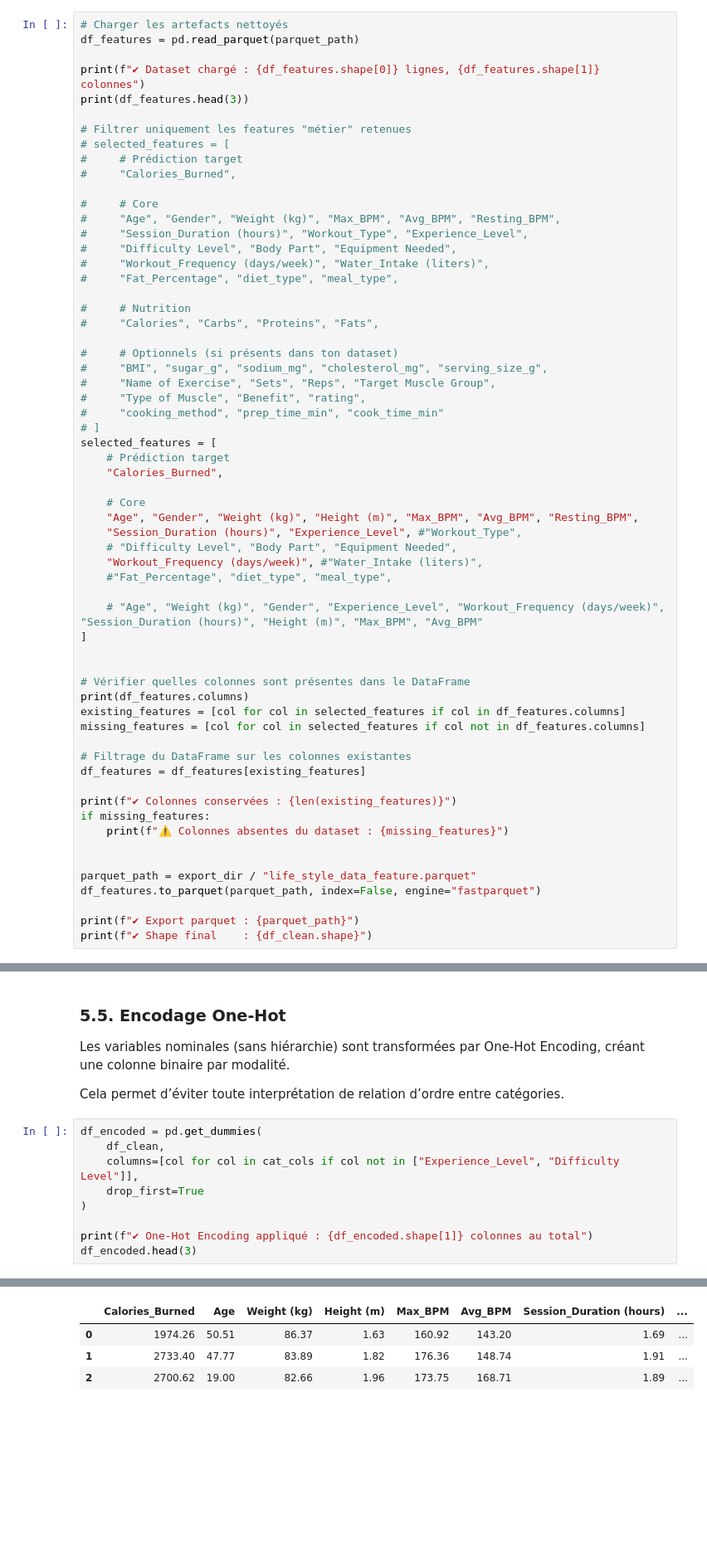
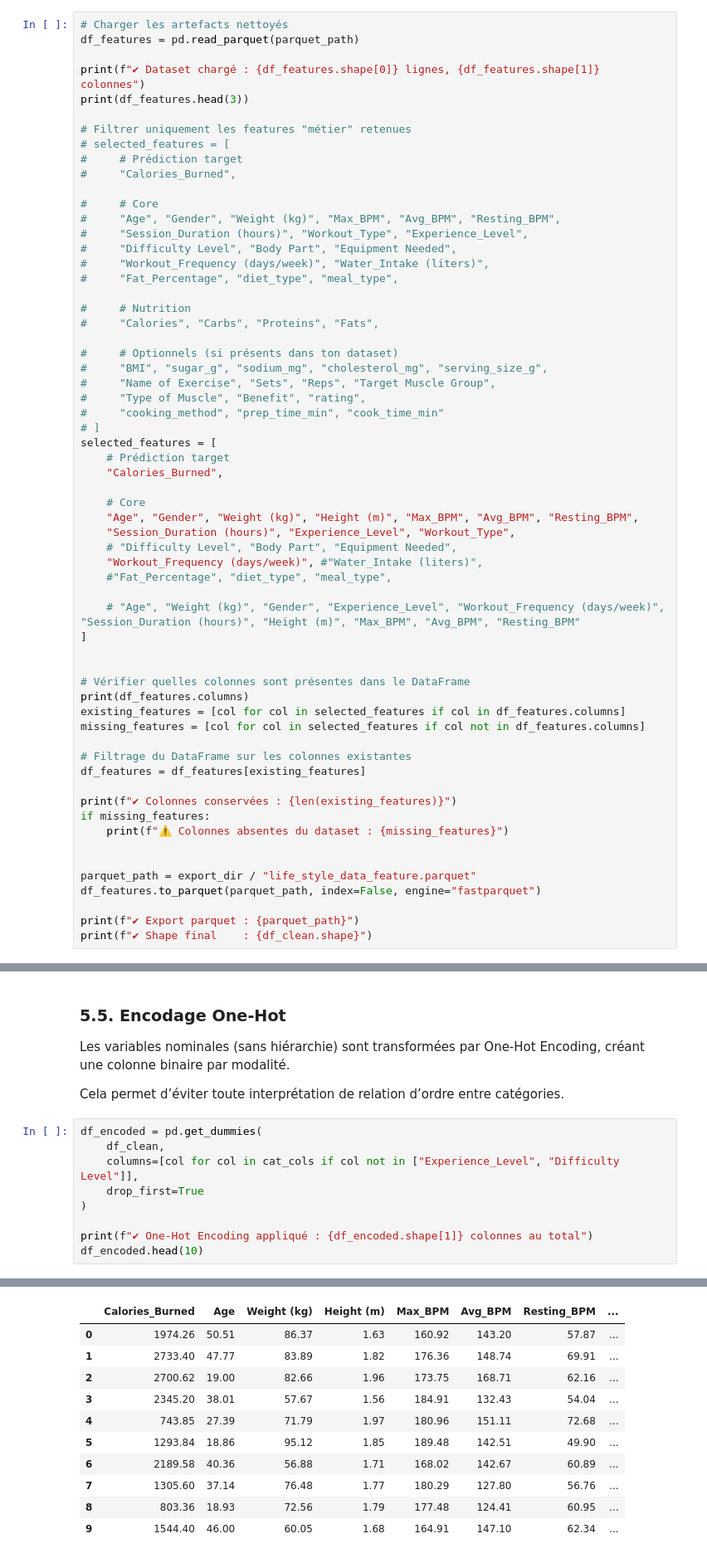
Before and after one commit to happy-developer/train.me, a Jupyter notebook: src/notebooks/preprocessing/life_style_data/preprocessing_life_style_data.ipynb, the cells around one changed output, grey strips where cells are left out. Shown: that part at 83% size. Saved outputs shown, nothing was run; the diff lists cells and outputs as text; blank space fills up the shorter version.

Commit message:
ML - Ajout de colonne "Workout_Type"

```diff
--- a/src/notebooks/preprocessing/life_style_data/preprocessing_life_style_data.ipynb
+++ b/src/notebooks/preprocessing/life_style_data/preprocessing_life_style_data.ipynb
@@ -431,12 +431,12 @@ selected_features = [
 
     # Core
     "Age", "Gender", "Weight (kg)", "Height (m)", "Max_BPM", "Avg_BPM", "Resting_BPM",
-    "Session_Duration (hours)", "Experience_Level", #"Workout_Type",
+    "Session_Duration (hours)", "Experience_Level", "Workout_Type",
     # "Difficulty Level", "Body Part", "Equipment Needed",
     "Workout_Frequency (days/week)", #"Water_Intake (liters)",
     #"Fat_Percentage", "diet_type", "meal_type",
 
-    # "Age", "Weight (kg)", "Gender", "Experience_Level", "Workout_Frequency (days/week)", "Session_Duration (hours)", "Height (m)", "Max_BPM", "Avg_BPM"
+    # "Age", "Weight (kg)", "Gender", "Experience_Level", "Workout_Frequency (days/week)", "Session_Duration (hours)", "Height (m)", "Max_BPM", "Avg_BPM", "Resting_BPM"
 ]
 
 
@@ -559,5 +559,5 @@ df_encoded = pd.get_dummies(
 )
 
 print(f"✔ One-Hot Encoding appliqué : {df_encoded.shape[1]} colonnes au total")
-df_encoded.head(3)
+df_encoded.head(10)
 # %% [output]
@@ -565,7 +565,14 @@ df_encoded.head(3)
-|  | Calories_Burned | Age | Weight (kg) | Height (m) | Max_BPM | Avg_BPM | Session_Duration (hours) | ... |
-| 0 | 1974.26 | 50.51 | 86.37 | 1.63 | 160.92 | 143.20 | 1.69 | ... |
-| 1 | 2733.40 | 47.77 | 83.89 | 1.82 | 176.36 | 148.74 | 1.91 | ... |
-| 2 | 2700.62 | 19.00 | 82.66 | 1.96 | 173.75 | 168.71 | 1.89 | ... |
+|  | Calories_Burned | Age | Weight (kg) | Height (m) | Max_BPM | Avg_BPM | Resting_BPM | ... |
+| 0 | 1974.26 | 50.51 | 86.37 | 1.63 | 160.92 | 143.20 | 57.87 | ... |
+| 1 | 2733.40 | 47.77 | 83.89 | 1.82 | 176.36 | 148.74 | 69.91 | ... |
+| 2 | 2700.62 | 19.00 | 82.66 | 1.96 | 173.75 | 168.71 | 62.16 | ... |
+| 3 | 2345.20 | 38.01 | 57.67 | 1.56 | 184.91 | 132.43 | 54.04 | ... |
+| 4 | 743.85 | 27.39 | 71.79 | 1.97 | 180.96 | 151.11 | 72.68 | ... |
+| 5 | 1293.84 | 18.86 | 95.12 | 1.85 | 189.48 | 142.51 | 49.90 | ... |
+| 6 | 2189.58 | 40.36 | 56.88 | 1.71 | 168.02 | 142.67 | 60.89 | ... |
+| 7 | 1305.60 | 37.14 | 76.48 | 1.77 | 180.29 | 127.80 | 56.76 | ... |
+| 8 | 803.36 | 18.93 | 72.56 | 1.79 | 177.48 | 124.41 | 60.95 | ... |
+| 9 | 1544.40 | 46.00 | 60.05 | 1.68 | 164.91 | 147.10 | 62.34 | ... |
 # %% [markdown]
 ### 5.6. Vérification post-encodage
 
```
Also changed, not shown: parts of 26 cells of this notebook, 28 other files.
